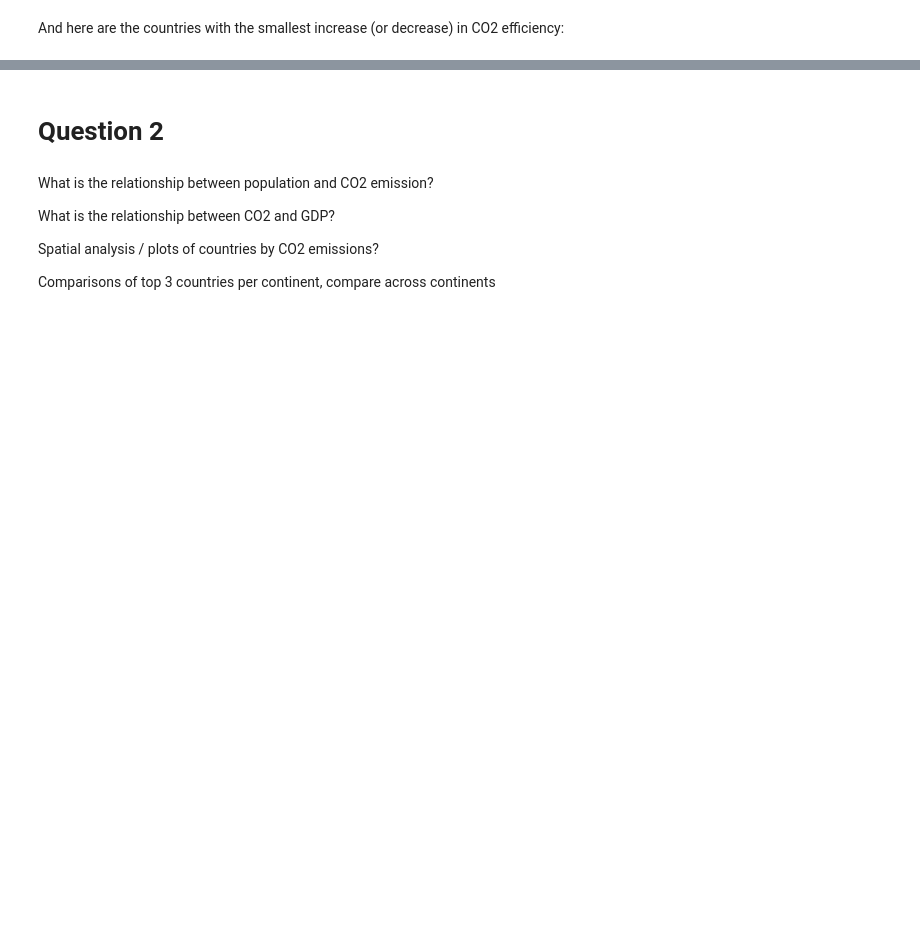
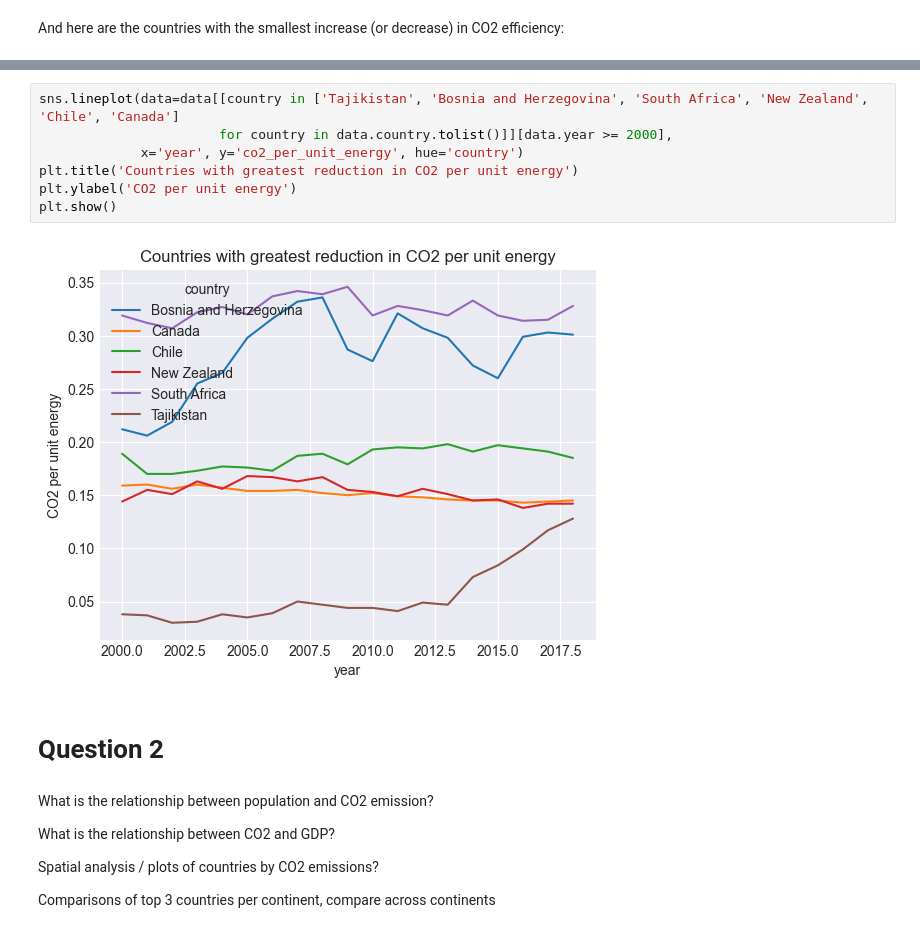
Before and after one commit to haruiz/STAT650-midterm, a Jupyter notebook: midterm_analysis.ipynb, the cells around one changed output, grey strips where cells are left out. Cells and saved outputs as stored; diff of their text form; blank space fills up the shorter version.

```diff
--- a/midterm_analysis.ipynb
+++ b/midterm_analysis.ipynb
@@ -339,3 +381,12 @@ pct_change_co2_per_unit_energy.groupby('continent').max()
+# %%
+sns.lineplot(data=data[[country in ['Tajikistan', 'Bosnia and Herzegovina', 'South Africa', 'New Zealand', 'Chile', 'Canada']
+                       for country in data.country.tolist()]][data.year >= 2000],
+             x='year', y='co2_per_unit_energy', hue='country')
+plt.title('Countries with greatest reduction in CO2 per unit energy')
+plt.ylabel('CO2 per unit energy')
+plt.show()
+# %% [output]
+[figure, added]
 # %% [markdown]
 # Question 2
 # %% [markdown]
```
Also changed, not shown: parts of 11 cells of this notebook, 1 other file.
